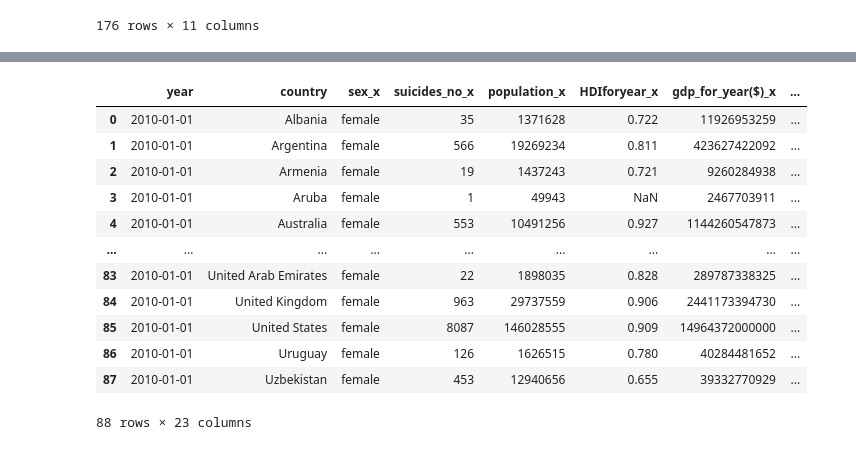
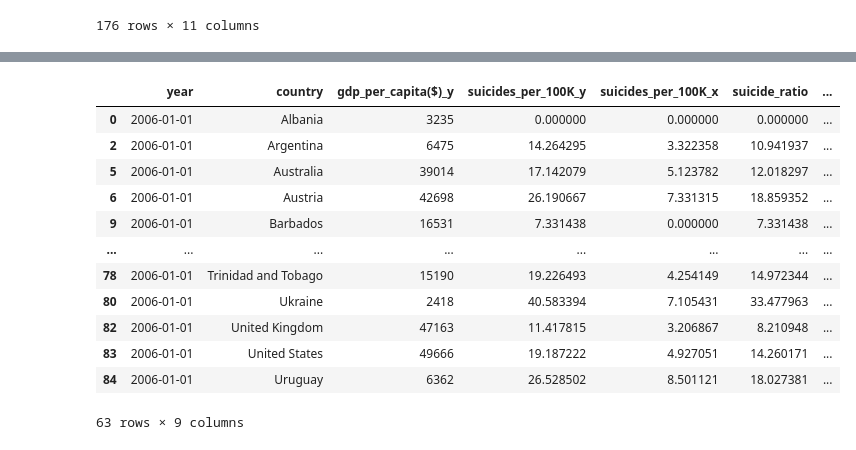
Before and after one commit to Brunadiasmiguel/depression, a Jupyter notebook: Analysis/female_male_comparation.ipynb, the cells around one changed output, grey strips where cells are left out. Cells and saved outputs as stored; diff of their text form; code cells hidden in the pictures.

```diff
--- a/Analysis/female_male_comparation.ipynb
+++ b/Analysis/female_male_comparation.ipynb
@@ -220,24 +219,24 @@ def year_country_gdp(year):
                           right_on = ['country','year'])
 
     #create the ratios
-    i['suicide ratio']=abs(i['suicides_per_100K_y']-i['suicides_per_100K_x'])
+    i['suicide_ratio']=abs(i['suicides_per_100K_y']-i['suicides_per_100K_x'])
     i['ratio_depression']=abs(i['depression_rate_y']-i['depression_rate_x'])
     i['ratio_unemployment']=i['unemployment_y']-i['unemployment_x']
 
-    return i#[['year','country','HDIforyear_y','gdp_per_capita($)_y','ratio_suicide','ratio_depression','unemployment_y','unemployment_x']].copy()
+    return i[['year','country','gdp_per_capita($)_y','suicides_per_100K_y','suicides_per_100K_x','suicide_ratio','ratio_depression','unemployment_y','unemployment_x']].copy()
-# %%
-year_country_gdp('2010')
-# %% [output]
-|  | year | country | sex_x | suicides_no_x | population_x | HDIforyear_x | gdp_for_year($)_x | ... |
-| 0 | 2010-01-01 | Albania | female | 35 | 1371628 | 0.722 | 11926953259 | ... |
-| 1 | 2010-01-01 | Argentina | female | 566 | 19269234 | 0.811 | 423627422092 | ... |
-| 2 | 2010-01-01 | Armenia | female | 19 | 1437243 | 0.721 | 9260284938 | ... |
-| 3 | 2010-01-01 | Aruba | female | 1 | 49943 | NaN | 2467703911 | ... |
-| 4 | 2010-01-01 | Australia | female | 553 | 10491256 | 0.927 | 1144260547873 | ... |
-| ... | ... | ... | ... | ... | ... | ... | ... | ... |
-| 83 | 2010-01-01 | United Arab Emirates | female | 22 | 1898035 | 0.828 | 289787338325 | ... |
-| 84 | 2010-01-01 | United Kingdom | female | 963 | 29737559 | 0.906 | 2441173394730 | ... |
-| 85 | 2010-01-01 | United States | female | 8087 | 146028555 | 0.909 | 14964372000000 | ... |
-| 86 | 2010-01-01 | Uruguay | female | 126 | 1626515 | 0.780 | 40284481652 | ... |
-| 87 | 2010-01-01 | Uzbekistan | female | 453 | 12940656 | 0.655 | 39332770929 | ... |
-88 rows × 23 columns
+# %%
+year_country_gdp('2006').dropna()
+# %% [output]
+|  | year | country | gdp_per_capita($)_y | suicides_per_100K_y | suicides_per_100K_x | suicide_ratio | ... |
+| 0 | 2006-01-01 | Albania | 3235 | 0.000000 | 0.000000 | 0.000000 | ... |
+| 2 | 2006-01-01 | Argentina | 6475 | 14.264295 | 3.322358 | 10.941937 | ... |
+| 5 | 2006-01-01 | Australia | 39014 | 17.142079 | 5.123782 | 12.018297 | ... |
+| 6 | 2006-01-01 | Austria | 42698 | 26.190667 | 7.331315 | 18.859352 | ... |
+| 9 | 2006-01-01 | Barbados | 16531 | 7.331438 | 0.000000 | 7.331438 | ... |
+| ... | ... | ... | ... | ... | ... | ... | ... |
+| 78 | 2006-01-01 | Trinidad and Tobago | 15190 | 19.226493 | 4.254149 | 14.972344 | ... |
+| 80 | 2006-01-01 | Ukraine | 2418 | 40.583394 | 7.105431 | 33.477963 | ... |
+| 82 | 2006-01-01 | United Kingdom | 47163 | 11.417815 | 3.206867 | 8.210948 | ... |
+| 83 | 2006-01-01 | United States | 49666 | 19.187222 | 4.927051 | 14.260171 | ... |
+| 84 | 2006-01-01 | Uruguay | 6362 | 26.528502 | 8.501121 | 18.027381 | ... |
+63 rows × 9 columns
```
Also changed, not shown: parts of 6 cells of this notebook, 3 other files.
